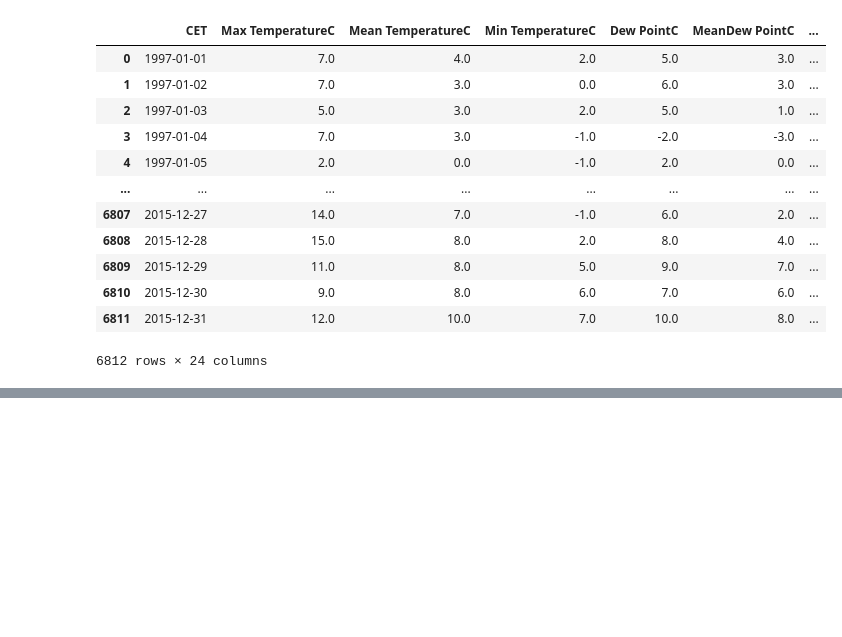
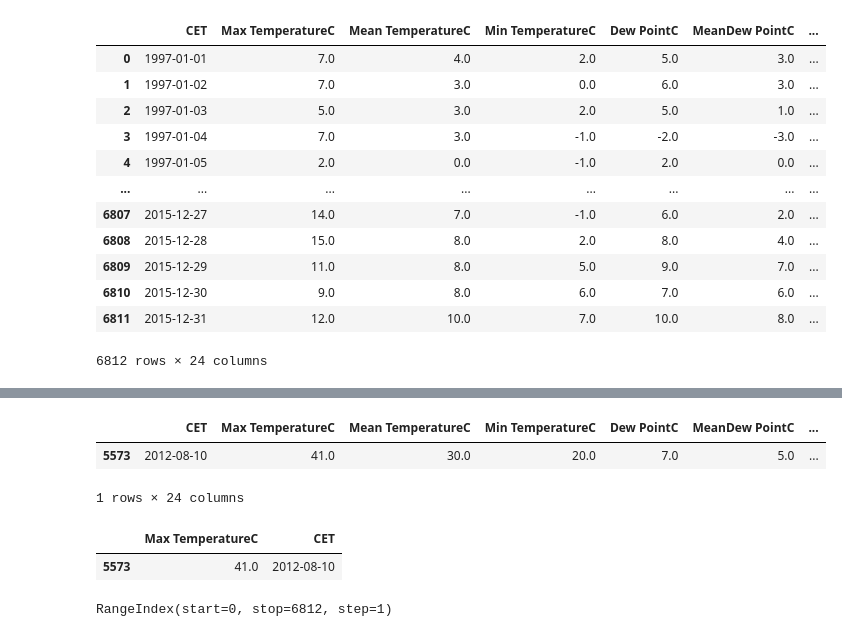
Before and after one commit to sreerag-girijan-aspire/Pandas, a Jupyter notebook: weather.ipynb, the cells around one changed output, grey strips where cells are left out. Cells and saved outputs as stored; diff of their text form; code cells hidden in the pictures; blank space fills up the shorter version.

```diff
--- a/weather.ipynb
+++ b/weather.ipynb
@@ -22,0 +55,15 @@ df
+# %%
+df[df['Max TemperatureC']==df['Max TemperatureC'].max()]
+# %% [output]
+|  | CET | Max TemperatureC | Mean TemperatureC | Min TemperatureC | Dew PointC | MeanDew PointC | ... |
+| 5573 | 2012-08-10 | 41.0 | 30.0 | 20.0 | 7.0 | 5.0 | ... |
+1 rows × 24 columns
+# %%
+df[['Max TemperatureC','CET']][df['Max TemperatureC']==df['Max TemperatureC'].max()]
+# %% [output]
+|  | Max TemperatureC | CET |
+| 5573 | 41.0 | 2012-08-10 |
+# %%
+df.index
+# %% [output]
+RangeIndex(start=0, stop=6812, step=1)
```
Also changed, not shown: parts of 6 cells of this notebook, 2 other files.
